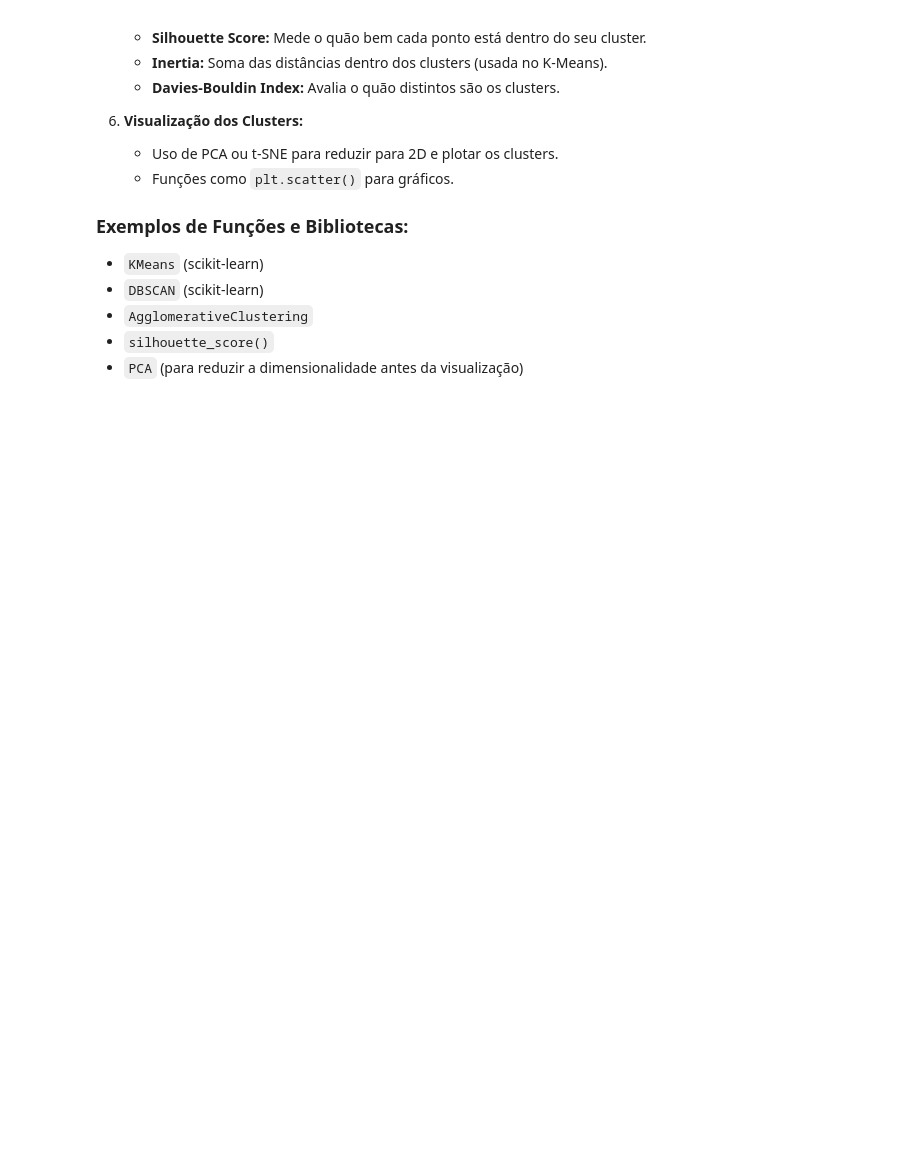
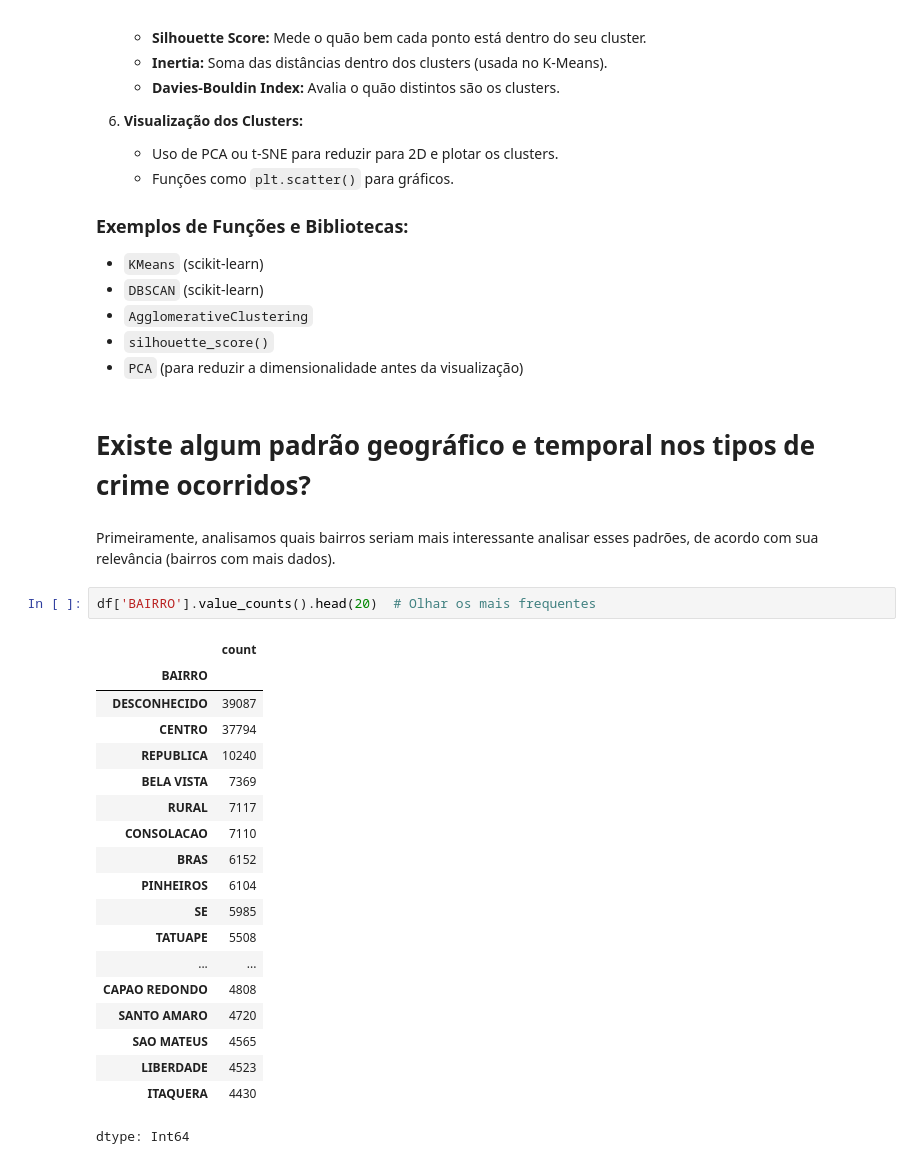
Before and after one commit to itsnalu/Projeto_CCF425, a Jupyter notebook: Projeto_Dados.ipynb, the cells around one changed output. Cells and saved outputs as stored; diff of their text form; blank space fills up the shorter version.

```diff
--- a/Projeto_Dados.ipynb
+++ b/Projeto_Dados.ipynb
@@ -4491,3 +4491,29 @@ O aprendizado não-supervisionado trata de situações onde os dados não possue
 * `AgglomerativeClustering`
 * `silhouette_score()`
 * `PCA` (para reduzir a dimensionalidade antes da visualização)
+# %% [markdown]
+# Existe algum padrão geográfico e temporal nos tipos de crime ocorridos?
+# %% [markdown]
+Primeiramente, analisamos quais bairros seriam mais interessante analisar esses padrões, de acordo com sua relevância (bairros com mais dados).
+# %%
+df['BAIRRO'].value_counts().head(20)  # Olhar os mais frequentes
+# %% [output]
+|  | count |
+| BAIRRO |  |
+| DESCONHECIDO | 39087 |
+| CENTRO | 37794 |
+| REPUBLICA | 10240 |
+| BELA VISTA | 7369 |
+| RURAL | 7117 |
+| CONSOLACAO | 7110 |
+| BRAS | 6152 |
+| PINHEIROS | 6104 |
+| SE | 5985 |
+| TATUAPE | 5508 |
+| ... | ... |
+| CAPAO REDONDO | 4808 |
+| SANTO AMARO | 4720 |
+| SAO MATEUS | 4565 |
+| LIBERDADE | 4523 |
+| ITAQUERA | 4430 |
+dtype: Int64
```
Also changed, not shown: parts of 31 cells of this notebook.
